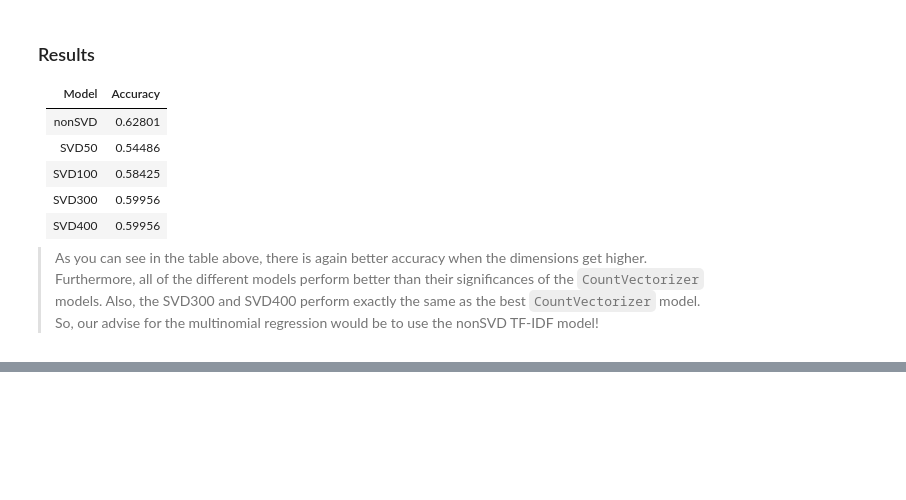
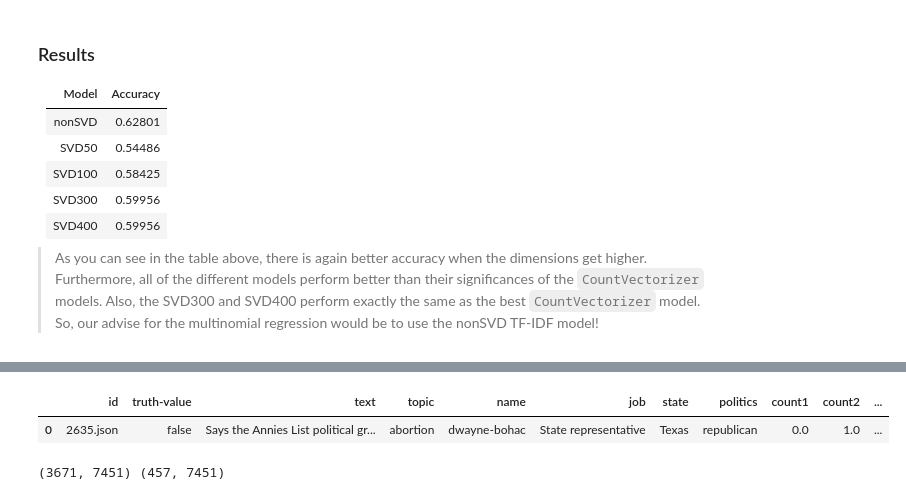
Before and after one commit to joycedh/TMCI_project, a Jupyter notebook: binomial-LR.ipynb, the cells around one changed output, grey strips where cells are left out. Saved outputs shown, nothing was run; the diff lists cells and outputs as text; code cells hidden in the pictures; blank space fills up the shorter version.

```diff
--- a/binomial-LR.ipynb
+++ b/binomial-LR.ipynb
@@ -427,0 +483,24 @@ SVD400 | 0.59956
+# %%
+df_liar_sentiment = pd.read_csv("sentiment_train.csv", encoding="utf8", sep=",")
+# %%
+# we'll only focus on the 3 most occuring political preferences
+politics = dict({"republican": 0, "democrat" : 1, "none" : 2})
+
+# classification formula for political background
+def classify_politics(text):
+    if text not in politics.keys():
+        return -1
+    else:
+        return politics[text]
+
+# add this new class of politic scores
+df_liar_sentiment["political-score"] = df_liar_sentiment["politics"].apply(classify_politics)
+# also add truth scores
+df_liar_sentiment["truth-score"] = df_liar_sentiment["truth-value"].apply(classify)
+# remove the ones we don't want
+df_liar_sentiment = df_liar_sentiment[df_liar_sentiment["political-score"] != -1]
+# %%
+df_liar_sentiment.head(1)
+# %% [output]
+|  | id | truth-value | text | topic | name | job | state | politics | count1 | count2 | ... |
+| 0 | 2635.json | false | Says the Annies List political gr... | abortion | dwayne-bohac | State representative | Texas | republican | 0.0 | 1.0 | ... |
@@ -427,0 +517,5 @@ SVD400 | 0.59956
+# %%
+# the shapes of the matrices created for SVD
+print(new_train_tfidf.shape, new_test_tfidf.shape)
+# %% [output]
+(3671, 7451) (457, 7451)
```
Also changed, not shown: parts of 39 cells of this notebook.
